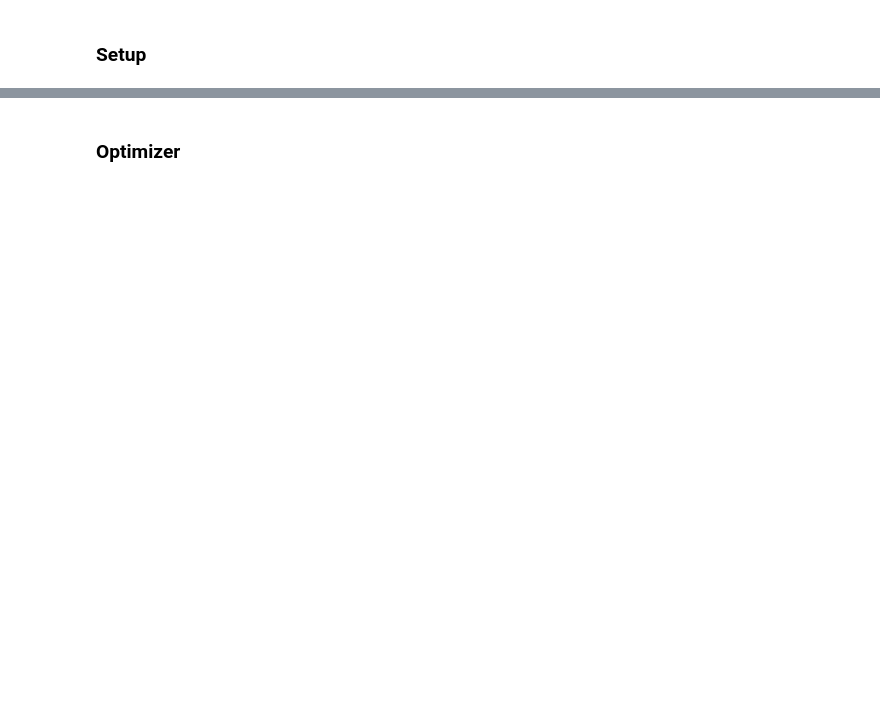
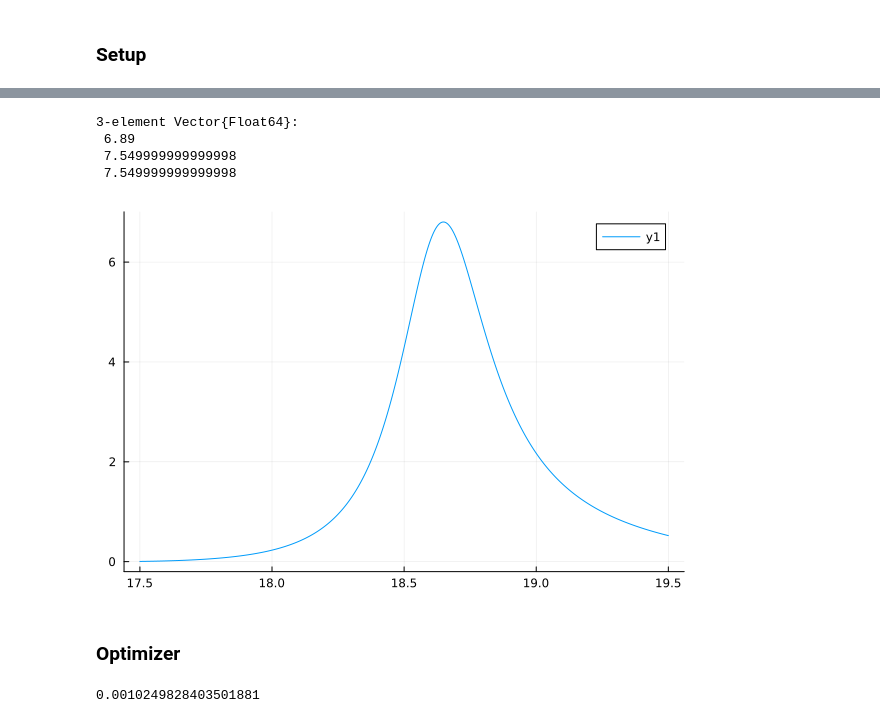
Before and after one commit to bergermann/Dragoon.jl, a Jupyter notebook: examples/3 discs, NM Ref.ipynb, the cells around one changed output, grey strips where cells are left out. Drawn from its saved outputs; the diff is of its cells as text; code cells hidden in the pictures; blank space fills up the shorter version.

```diff
--- a/examples/3 discs, NM Ref.ipynb
+++ b/examples/3 discs, NM Ref.ipynb
@@ -10,2 +28,12 @@ Pkg.add(url="https://github.com/bergermann/Dragoon.jl.git")
 # %%
 using Dragoon
+# %%
+D1 = [6.89,7.55,7.55]*1e-3  # 18.5
+D2 = [5.63,6.18,6.18]*1e-3  # 21.0
+D3 = [4.71,5.01,5.01]*1e-3  # 23.5
+
+p1 = dist2pos(D1)
+p2 = dist2pos(D2)
+p3 = dist2pos(D3)
+
+dp = sum(p1-p3)
@@ -11,0 +54,13 @@ using Dragoon
+# %%
+
+# initdist = findpeak1d(22.025e9,n) # initial disc configuration
+
+freqs = genFreqs(18.5e9,1500e6; n=50) # optimize on these frequencies
+freqsplot = genFreqs(18.5e9,2000e6; n=1000) # plot with these frequencies
+
+booster = AnalyticalBooster(p1; ϵ=9.0,tand=0*1e-4)  # physical properties of the booster
+
+ref0 = getRef1d(booster,freqs)
+Obj = ObjRef1dSquare(ref0)
+hist = initHist(booster,10000,freqs,Obj); # stores measurements
+#                           ^ length, should be at least n
@@ -12,3 +85,14 @@ using Dragoon
+# %%
+pos2dist(booster.pos)/1e-3
+# %% [output]
+3-element Vector{Float64}:
+ 6.89
+ 7.549999999999998
+ 7.549999999999998
+# %%
+plot(freqsplot/1e9,getBoost1d(booster,freqsplot))
+# %% [output]
+[figure, added]
 # %%
 n = 3 # number of discs in the booster
 
@@ -37,3 +144,7 @@ trace = nelderMead(booster,hist,freqs,
+# %%
+dp = sum(D)/length(D)
+# %% [output]
+0.0010249828403501881
 # %%
 #obtain result, booster is now in optimized position
 #pos2dist(booster.pos)     #in distance space
```
Also changed, not shown: parts of 9 cells of this notebook.
